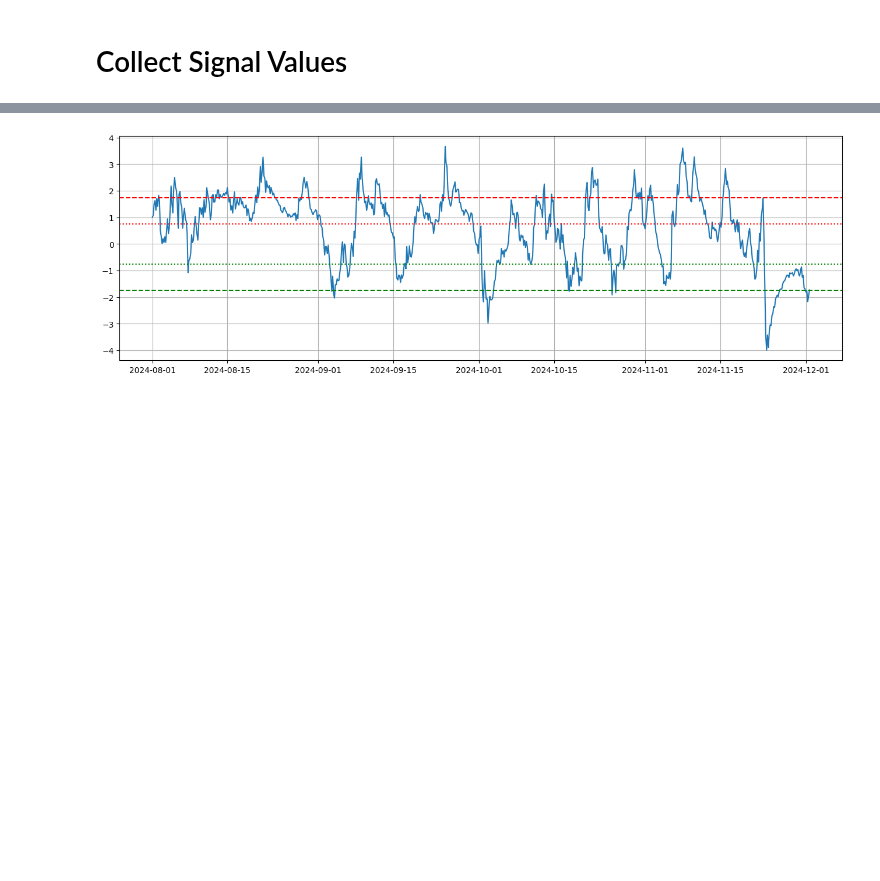
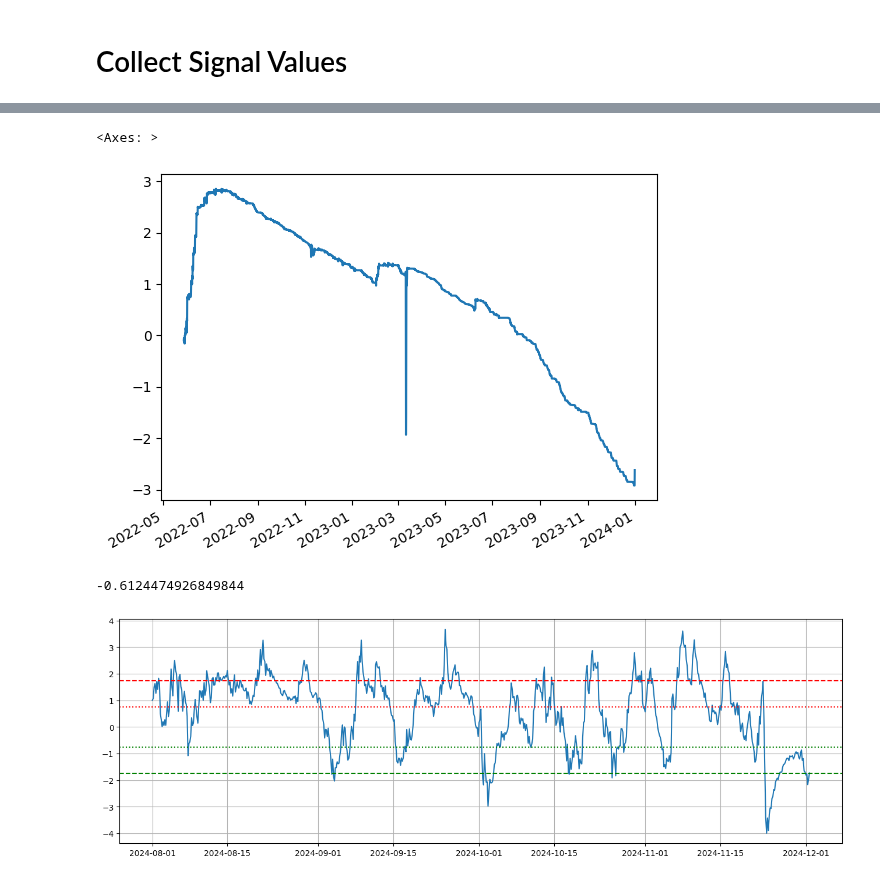
Before and after one commit to wbchristerson/crypto-strategies, a Jupyter notebook: updated_statistical_arbitrage_cointegration.ipynb, the cells around one changed output, grey strips where cells are left out. Drawn from its saved outputs; the diff is of its cells as text; code cells hidden in the pictures; blank space fills up the shorter version.

```diff
--- a/updated_statistical_arbitrage_cointegration.ipynb
+++ b/updated_statistical_arbitrage_cointegration.ipynb
@@ -283,0 +443,10 @@ training_balance_record
+# %%
+raw_gross_returns = training_balance_record / training_balance_record.shift() - 1
+gross_returns = raw_gross_returns[~(
+    np.isnan(raw_gross_returns) | (raw_gross_returns == float('inf')) | (raw_gross_returns == float('-inf'))
+)]
+
+turnover = position_size_changes.loc[gross_returns.index].abs().sum(axis=1)
+tcost_bps = 20
+net_returns = gross_returns.subtract(turnover * tcost_bps * 1e-4, fill_value = 0)
+net_returns
@@ -284,3 +466,12 @@ training_balance_record
+# %%
+net_returns[1:].cumsum().plot()
+# %% [output]
+<Axes: >
+[figure, added]
+# %%
+net_returns[1:].mean() * np.sqrt(365 * 6) / net_returns[1:].std()
+# %% [output]
+-0.6124474926849844
 # %%
 plt.figure(figsize=(16,5))
 plt.plot(strat_data["z-score"].loc[datetime(2024, 8, 1, 0, 0):datetime(2024, 12, 1, 16, 0)])
```
Also changed, not shown: parts of 12 cells of this notebook, 4 other files.
